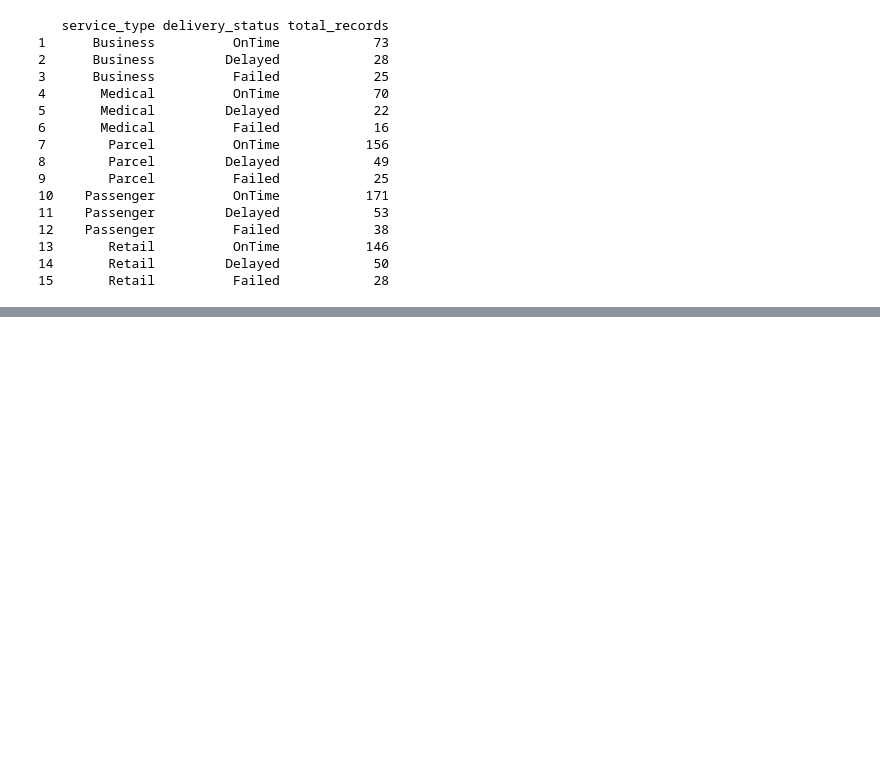
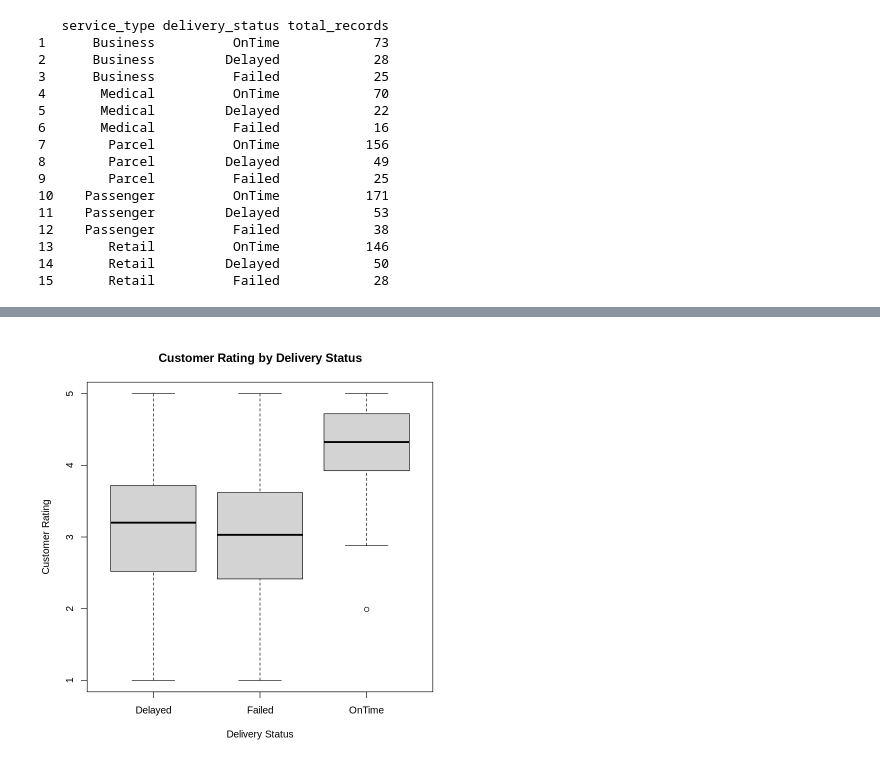
Before and after one commit to ishanaarahman-max/northstar-analytics-project, a Jupyter notebook: 02_R_SQL_Analysis.ipynb, the cells around one changed output, grey strips where cells are left out. Cells and saved outputs as stored; diff of their text form; code cells hidden in the pictures; blank space fills up the shorter version.

```diff
--- a/02_R_SQL_Analysis.ipynb
+++ b/02_R_SQL_Analysis.ipynb
@@ -185,0 +211,10 @@ print(join_analysis)
+# %%
+boxplot(
+  customer_rating_post_delivery ~ delivery_status,
+  data = deliveries,
+  main = "Customer Rating by Delivery Status",
+  xlab = "Delivery Status",
+  ylab = "Customer Rating"
+)
+# %% [output]
+[figure, added]
```
Also changed, not shown: parts of 2 cells of this notebook.
